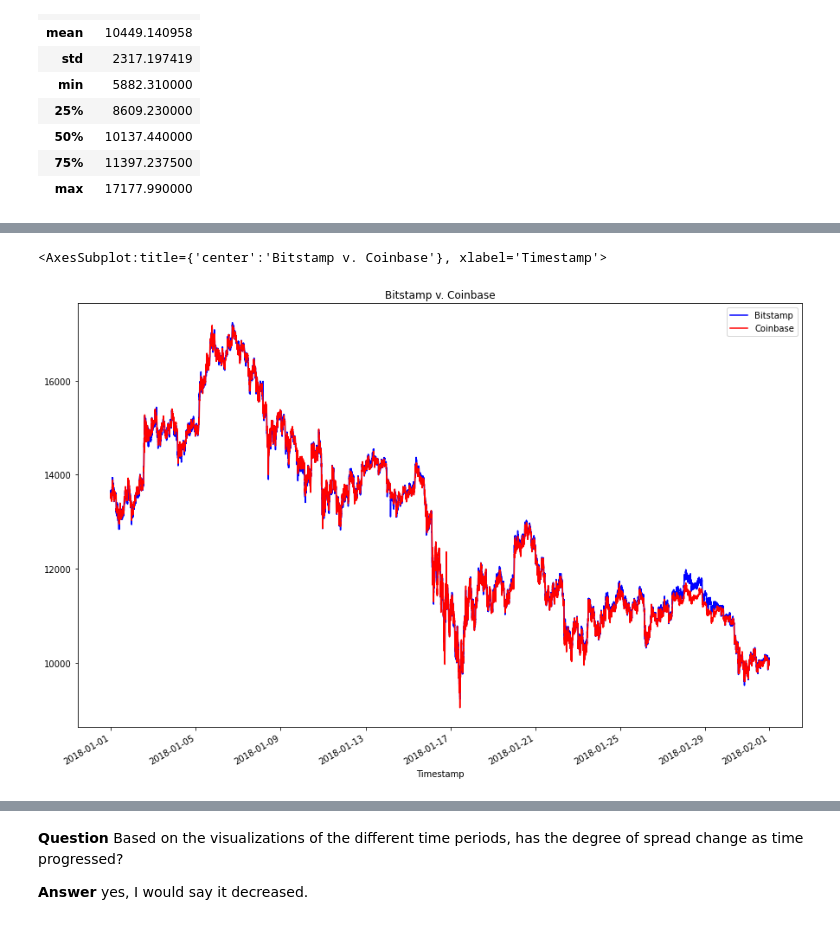
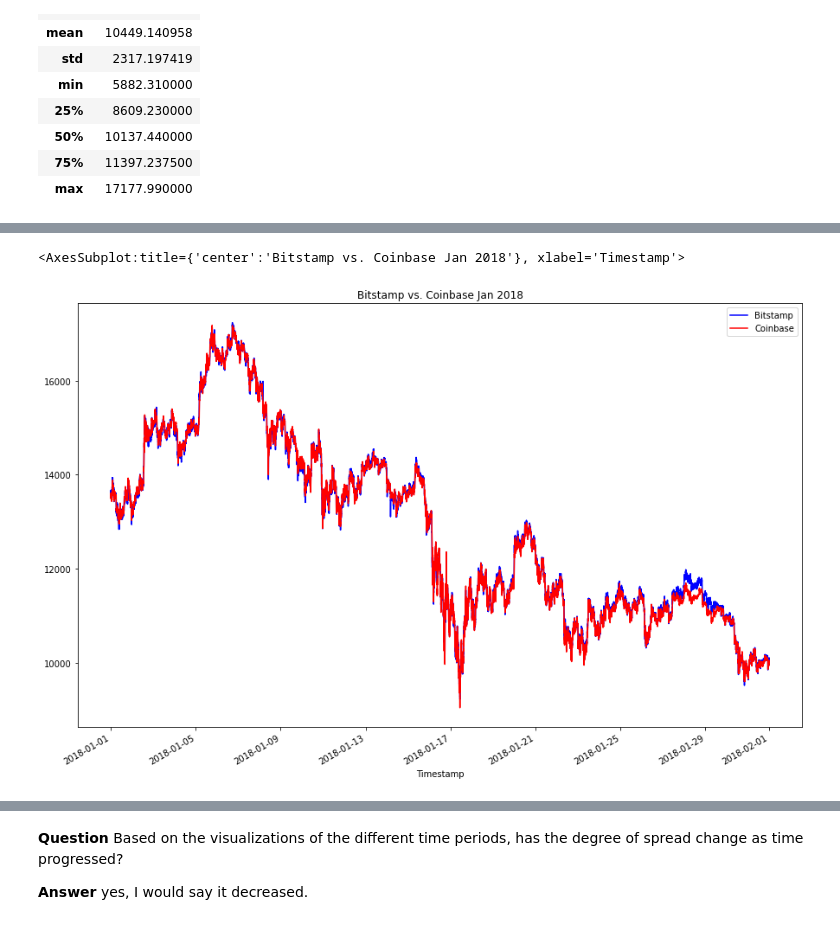
Before and after one commit to Arty-j/Arbitrage_opportunities, a Jupyter notebook: crypto_arbitrage.ipynb, the cells around one changed output, grey strips where cells are left out. Cells and saved outputs as stored; diff of their text form; code cells hidden in the pictures.

```diff
--- a/crypto_arbitrage.ipynb
+++ b/crypto_arbitrage.ipynb
@@ -149,7 +149,7 @@ dtype: int64
 ### Step 2: Use the `str.replace` function to remove the dollar signs ($) from the values in the Close column.
 # %%
 # Use the str.replace function to remove the dollar sign, $
-bitstamp.loc[:, 'Close'] = bitstamp.loc[:,'Close'].str.replace("$", "")
+bitstamp['Close'] = bitstamp['Close'].str.replace("$", " ")
 bitstamp.head()
 # %% [output]
 |  | Open | High | Low | Close | BTC Volume | USD Volume | Weighted Price |
@@ -207,7 +207,7 @@ USD Volume        129322
 Weighted Price    129322
 dtype: int64
 # %%
-coinbase.loc[:, "Close"] = coinbase.loc[:,"Close"].str.replace("$", "")
+coinbase["Close"] = coinbase["Close"].str.replace("$", " ")
 coinbase.head()
 # %% [output]
 |  | Open | High | Low | Close | BTC Volume | USD Volume | Weighted Price |
@@ -335,12 +335,12 @@ coinbase['Close'].plot(legend=True, figsize=(15, 10), color="red", label="Coinba
 # %%
 # Using the loc and plot functions, create an overlay plot that visualizes
 # the price action of both DataFrames for a one month period early in the dataset
 # Be sure to include the parameters: legend, figure size, title, and color and label
-bitstamp['Close'].loc['2018-01-01':'2018-01-31'].plot(legend=True, figsize=(15, 10), title="Bitstamp v. Coinbase", color="blue", label="Bitstamp")
+bitstamp['Close'].loc['2018-01-01':'2018-01-31'].plot(legend=True, figsize=(15, 10), title="Bitstamp vs. Coinbase Jan 2018", color="blue", label="Bitstamp")
 coinbase['Close'].loc['2018-01-01':'2018-01-31'].plot(legend=True, figsize=(15, 10), color="red", label="Coinbase")
 # %% [output]
-<AxesSubplot:title={'center':'Bitstamp v. Coinbase'}, xlabel='Timestamp'>
+<AxesSubplot:title={'center':'Bitstamp vs. Coinbase Jan 2018'}, xlabel='Timestamp'>
-[figure, old version]
+[figure, new version]
 # %%
 # Using the loc and plot functions, create an overlay plot that visualizes
 # the price action of both DataFrames for a one month period later in the dataset
```
Also changed, not shown: parts of 41 cells of this notebook.
